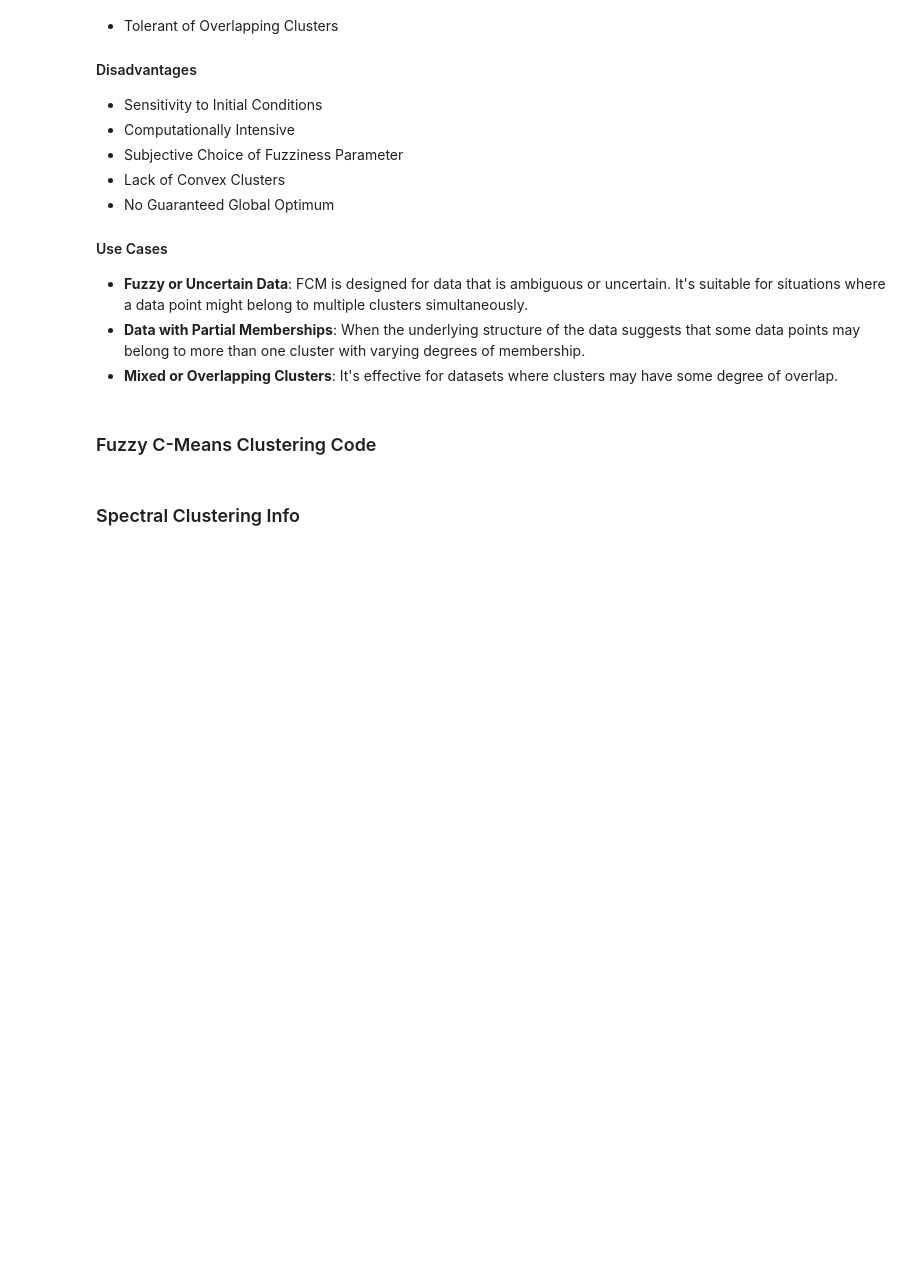
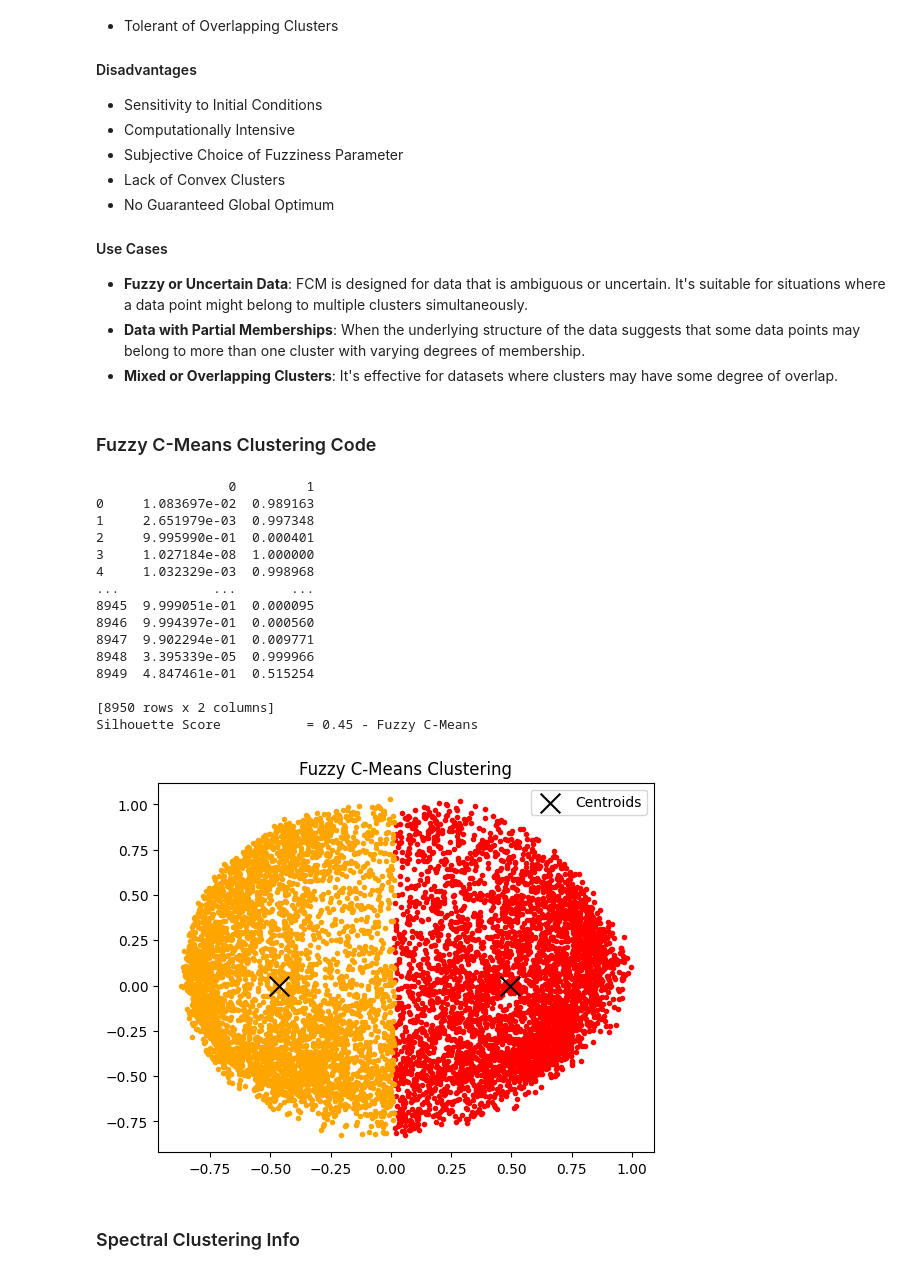
Before and after one commit to jaytejada2010/Clustering_Report, a Jupyter notebook: is_demo.ipynb, the cells around one changed output. Saved outputs shown, nothing was run; the diff lists cells and outputs as text; code cells hidden in the pictures; blank space fills up the shorter version.

```diff
--- a/is_demo.ipynb
+++ b/is_demo.ipynb
@@ -236,22 +247,39 @@ plt.show()
 # %%
 from skfuzzy import cmeans, cmeans_predict
 
 centers, u, u0, d, jm, p, fpc = cmeans(data = X.T, c = classes, m = 1.25, error = 0.05, maxiter = 1000)
 target2 = np.argmax(u, axis=0)
 
 for idx, cl in enumerate(np.unique(target2)):
     plt.scatter(X[target2 == cl, 0], X[target2 == cl, 1], color=colors[idx], marker='.')
 
 plt.scatter(centers[:, 0], centers[:, 1], marker='x', s=200, c='black', label='Centroids')
 plt.legend()
 plt.title("Fuzzy C-Means Clustering")
 
 # Printing membership matrix
 print(pd.DataFrame(u.T))
 
-if 'Y' in globals():
+if Y is not None:
     print(f"Adjusted Rand Score        = {adjusted_rand_score(target2, Y):.2f} - Fuzzy C-Means")
 print(f"Silhouette Score           = {silhouette_score(X, target2):.2f} - Fuzzy C-Means\n")
+# %% [output]
+                 0         1
+0     1.083697e-02  0.989163
+1     2.651979e-03  0.997348
+2     9.995990e-01  0.000401
+3     1.027184e-08  1.000000
+4     1.032329e-03  0.998968
+...            ...       ...
+8945  9.999051e-01  0.000095
+8946  9.994397e-01  0.000560
+8947  9.902294e-01  0.009771
+8948  3.395339e-05  0.999966
+8949  4.847461e-01  0.515254
+
+[8950 rows x 2 columns]
+Silhouette Score           = 0.45 - Fuzzy C-Means
+[figure, added]
 # %% [markdown]
 ### Spectral Clustering Info
 # %% [markdown]
```
Also changed, not shown: parts of 6 cells of this notebook, 4 other files.
